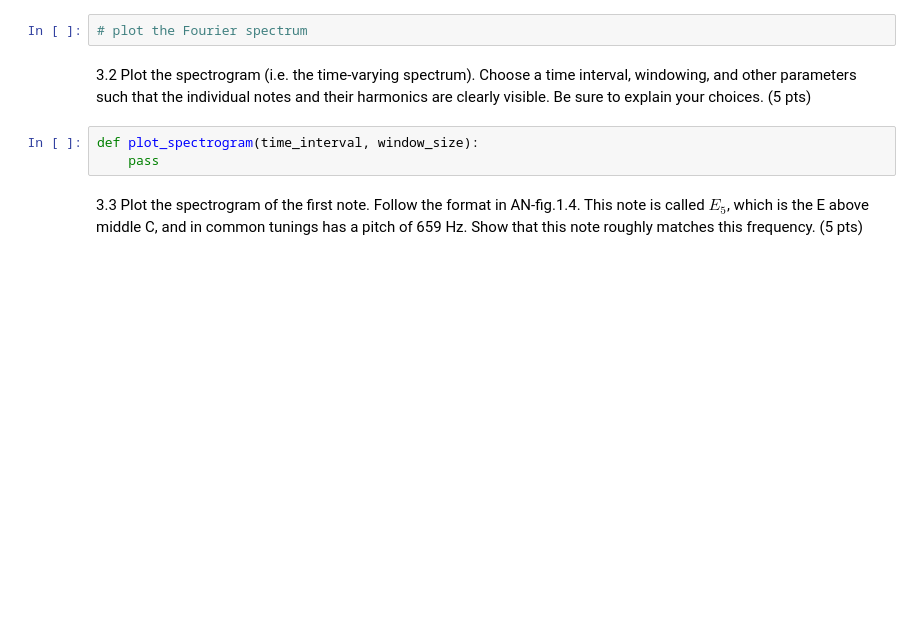
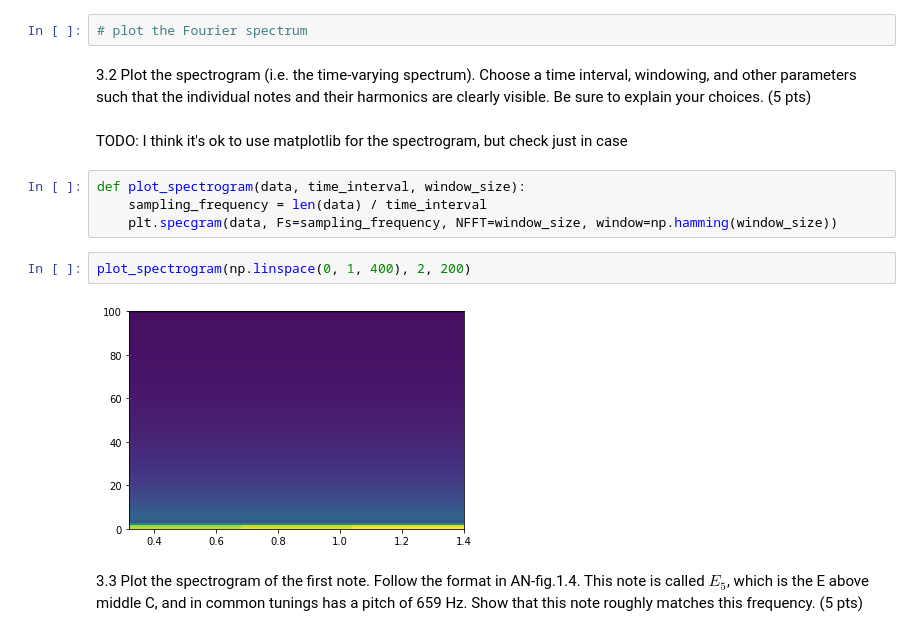
Before and after one commit to brennanmcfarland/computational-perception-class, a Jupyter notebook: CP-A1-bfm21.ipynb, the cells around one changed output. Cells and saved outputs as stored; diff of their text form; blank space fills up the shorter version.

Commit message:
spectrogram plotting scaffolding

```diff
--- a/CP-A1-bfm21.ipynb
+++ b/CP-A1-bfm21.ipynb
@@ -154,9 +154,16 @@ signal = audionorm(dataBach)
 # plot the Fourier spectrum
 # %% [markdown]
 3.2 Plot the spectrogram (i.e. the time-varying spectrum).  Choose a time interval, windowing, and other parameters such that the individual notes and their harmonics are clearly visible.  Be sure to explain your choices. (5 pts)
-# %%
-def plot_spectrogram(time_interval, window_size):
-    pass
+# %% [markdown]
+TODO: I think it's ok to use matplotlib for the spectrogram, but check just in case
+# %%
+def plot_spectrogram(data, time_interval, window_size):
+    sampling_frequency = len(data) / time_interval
+    plt.specgram(data, Fs=sampling_frequency, NFFT=window_size, window=np.hamming(window_size))
+# %%
+plot_spectrogram(np.linspace(0, 1, 400), 2, 200)
+# %% [output]
+[figure, added]
 # %% [markdown]
 3.3 Plot the spectrogram of the first note. Follow the format in AN-fig.1.4.  This note is called $E_5$, which is the E above middle C, and in common tunings has a pitch of 659 Hz.  Show that this note roughly matches this frequency. (5 pts)
 # %% [markdown]
```
